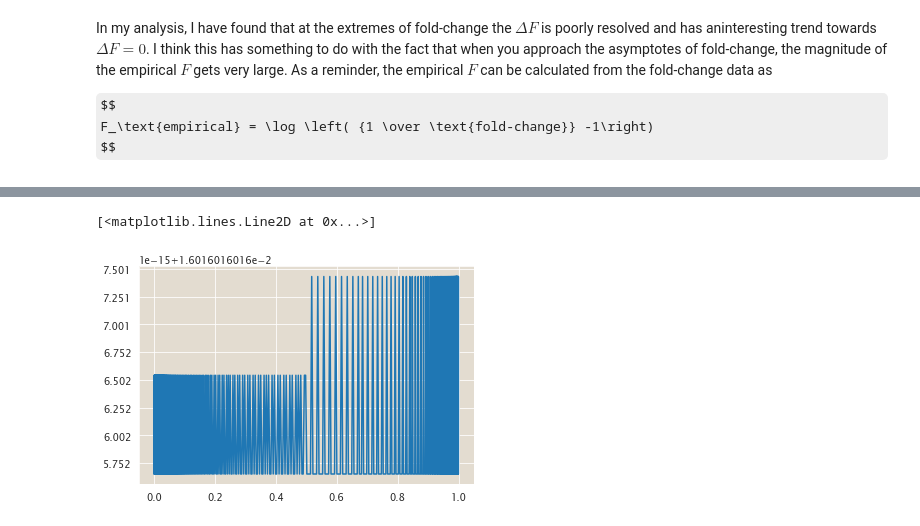
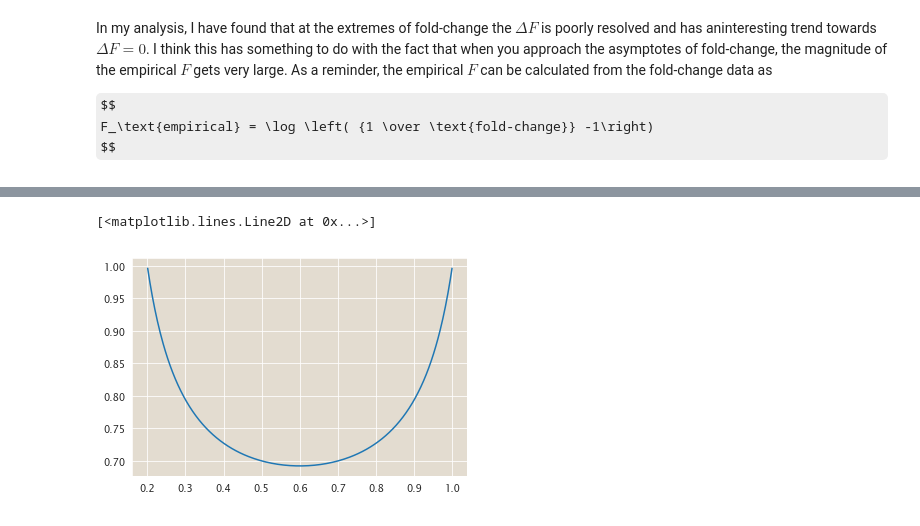
Before and after one commit to RPGroup-PBoC/mwc_mutants, a Jupyter notebook: code/analysis/Exploring_fc_error.ipynb, the cells around one changed output, grey strips where cells are left out. Saved outputs shown, nothing was run; the diff lists cells and outputs as text; code cells hidden in the pictures; some formulas as TeX source.

```diff
--- a/code/analysis/Exploring_fc_error.ipynb
+++ b/code/analysis/Exploring_fc_error.ipynb
@@ -22,10 +22,9 @@ $$
 F_\text{empirical} = \log \left( {1 \over \text{fold-change}} -1\right)
 $$
 # %%
-# fold_change = np.logspace(-4, 0, 101)[:-1]
-bohr_param_wt = np.linspace(-5, 5, 1000)
+bohr_param_wt = np.linspace(-8, 8, 1000)
 bohr_param_mut = bohr_param_wt - 2
-delta = -0.1
+delta = 0.1
 fc_wt = (1 + np.exp(-bohr_param_wt))**-1
 fc_ref_min = (1 + np.exp(-bohr_param_wt))**-1 - delta
 fc_ref_max = (1 + np.exp(-bohr_param_wt))**-1 + delta
@@ -33,10 +32,7 @@ fc_mut_min = (1 + np.exp(-bohr_param_mut))**-1 - delta
 fc_mut_max = (1 + np.exp(-bohr_param_mut))**-1 + delta
 
 plt.plot(bohr_param_wt, fc_wt, 'k-', label='wild-type')
-# plt.fill_between(bohr_param_wt, fc_mut_min, fc_mut_max, color='rebeccapurple', alpha=0.5)
-# plt.fill_between(bohr_param_wt, fc_ref_min, fc_ref_max, color='orange', alpha=0.5)
-plt.plot(bohr_param_wt, fc_ref_max)
-
+plt.fill_between(bohr_param_wt, fc_ref_min, fc_ref_max, color='orange', alpha=0.5)
 plt.legend()
 plt.xlabel('F [$k_BT$]')
 plt.ylabel('fold-change')
@@ -155,0 +42,11 @@ plt.plot(F_true, fc, 'o')
+# %%
+err_df_min = np.log(1 - (1 / ((fc_wt / delta) + 1)) * (1 / (1 - fc_wt)))
+err_df_max = np.log(1 + (1 / ((fc_wt / delta) - 1)) * (1 / (1 - fc_wt)))
+df_min = bohr_param_wt + np.log((1/fc_ref_min) - 1)
+df_max = bohr_param_wt + np.log((1/fc_ref_max) - 1)
+plt.fill_between(fc_wt, df_min, df_max, alpha=0.5)
+plt.plot(fc_wt, df_min - err_df_max, '-', color='tomato')
+plt.plot(fc_wt, df_max - err_df_min, '-', color='tomato')
+plt.plot(fc_wt, df_min, '--', color='k')
+plt.plot(fc_wt, df_max, '--', color='k')
+# plt.plot(fc_ref_min, df - obs_ddf, '--', color='k')
@@ -156,6 +56,6 @@ plt.plot(F_true, fc, 'o')
 # %%
-col = (1 + np.exp(-bohr_param))**-1
-plt.plot(col[:-1], np.diff(bohr_param))
+plt.plot(fc_ref_max, (1 / (1 + np.exp(err_df_min - err_df_max))))
+# plt.plot(fc_ref_min, 1 / (1 + np.exp(err_df_max)))
 # %% [output]
 [<matplotlib.lines.Line2D at 0x...>]
-[figure, old version]
+[figure, new version]
```
Also changed, not shown: parts of 16 cells of this notebook, 3 other files.
